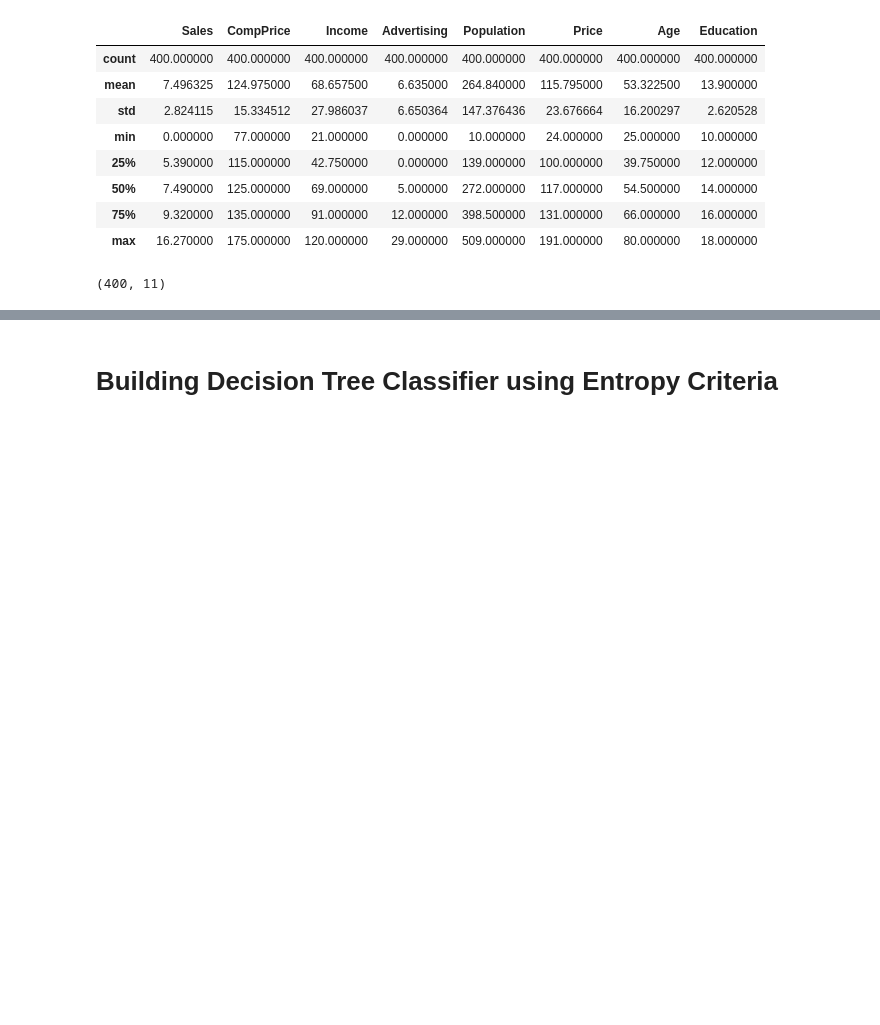
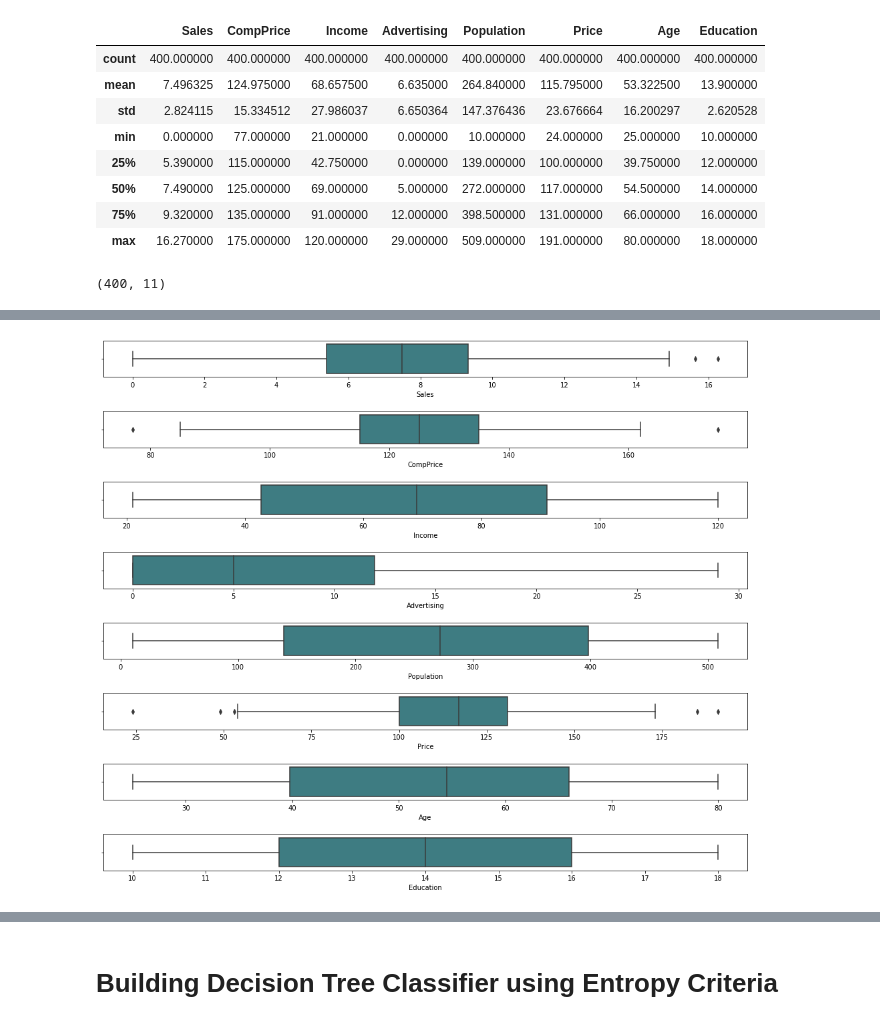
Before and after one commit to SamadSultan/14-DECISION-TREE, a Jupyter notebook: Company_Data.ipynb, the cells around one changed output, grey strips where cells are left out. Saved outputs shown, nothing was run; the diff lists cells and outputs as text; code cells hidden in the pictures; blank space fills up the shorter version.

```diff
--- a/Company_Data.ipynb
+++ b/Company_Data.ipynb
@@ -137,0 +162,14 @@ Name: ShelveLoc, Length: 400, dtype: int64
+# %%
+ot=data.copy()
+fig, axes=plt.subplots(8,1,figsize=(14,12),sharex=False,sharey=False)
+sns.boxplot(x='Sales',data=ot,palette='crest',ax=axes[0])
+sns.boxplot(x='CompPrice',data=ot,palette='crest',ax=axes[1])
+sns.boxplot(x='Income',data=ot,palette='crest',ax=axes[2])
+sns.boxplot(x='Advertising',data=ot,palette='crest',ax=axes[3])
+sns.boxplot(x='Population',data=ot,palette='crest',ax=axes[4])
+sns.boxplot(x='Price',data=ot,palette='crest',ax=axes[5])
+sns.boxplot(x='Age',data=ot,palette='crest',ax=axes[6])
+sns.boxplot(x='Education',data=ot,palette='crest',ax=axes[7])
+plt.tight_layout(pad=2.0)
+# %% [output]
+[figure, added]
```
Also changed, not shown: parts of 59 cells of this notebook, 1 other file.
